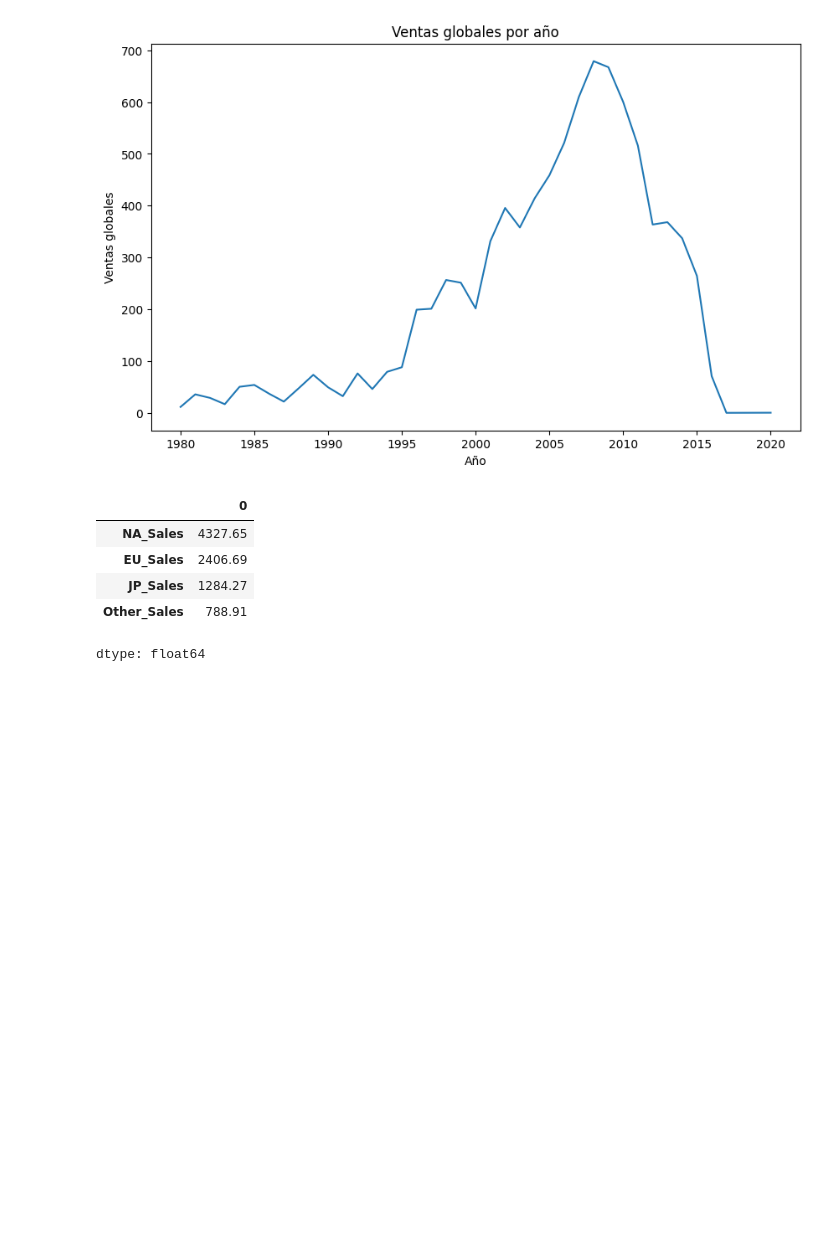
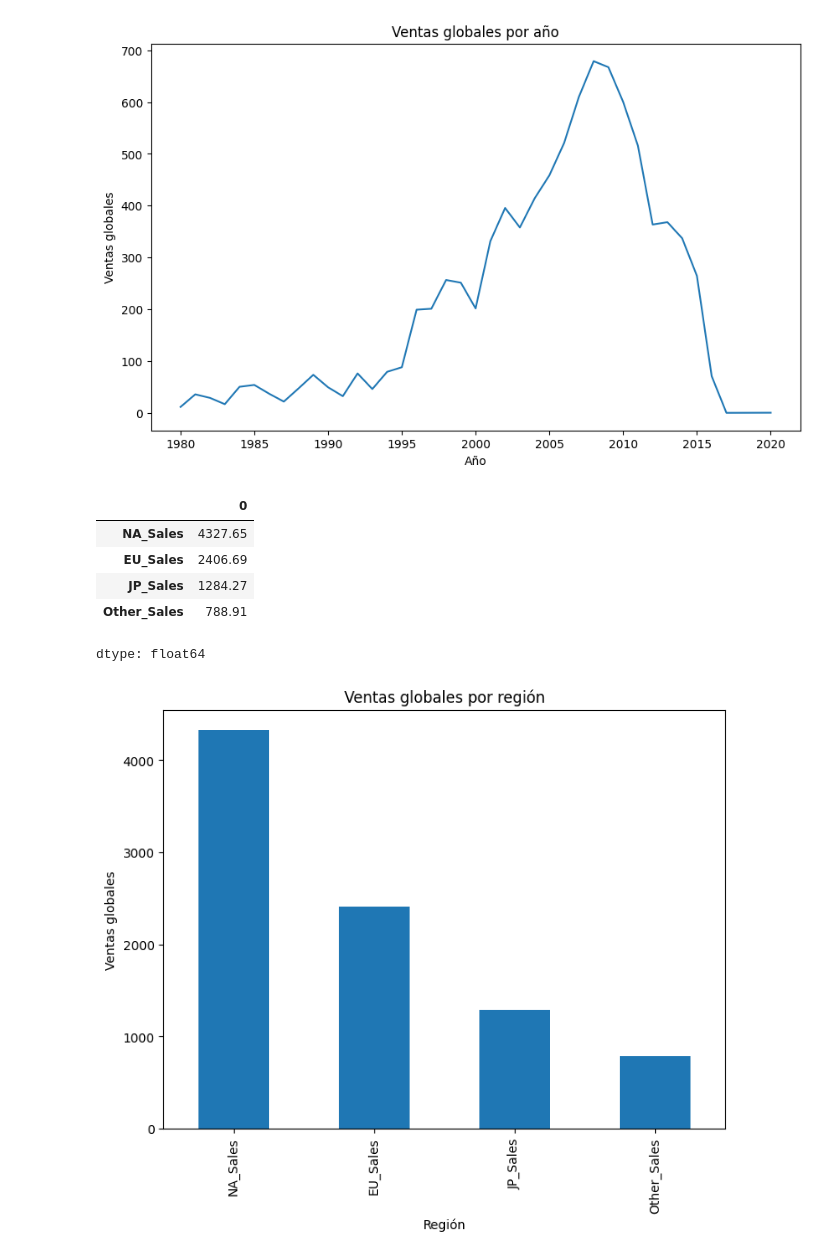
Before and after one commit to lnovoa3-lgtm/Proyecto1, a Jupyter notebook: código_programación.ipynb, the cells around one changed output. Drawn from its saved outputs; the diff is of its cells as text; code cells hidden in the pictures; blank space fills up the shorter version.

```diff
--- a/código_programación.ipynb
+++ b/código_programación.ipynb
@@ -198,3 +198,12 @@ ventas_regiones
 | JP_Sales | 1284.27 |
 | Other_Sales | 788.91 |
 dtype: float64
+# %%
+plt.figure(figsize=(8,6))
+ventas_regiones.plot(kind="bar")
+plt.title("Ventas globales por región")
+plt.xlabel("Región")
+plt.ylabel("Ventas globales")
+plt.show()
+# %% [output]
+[figure, added]
```
